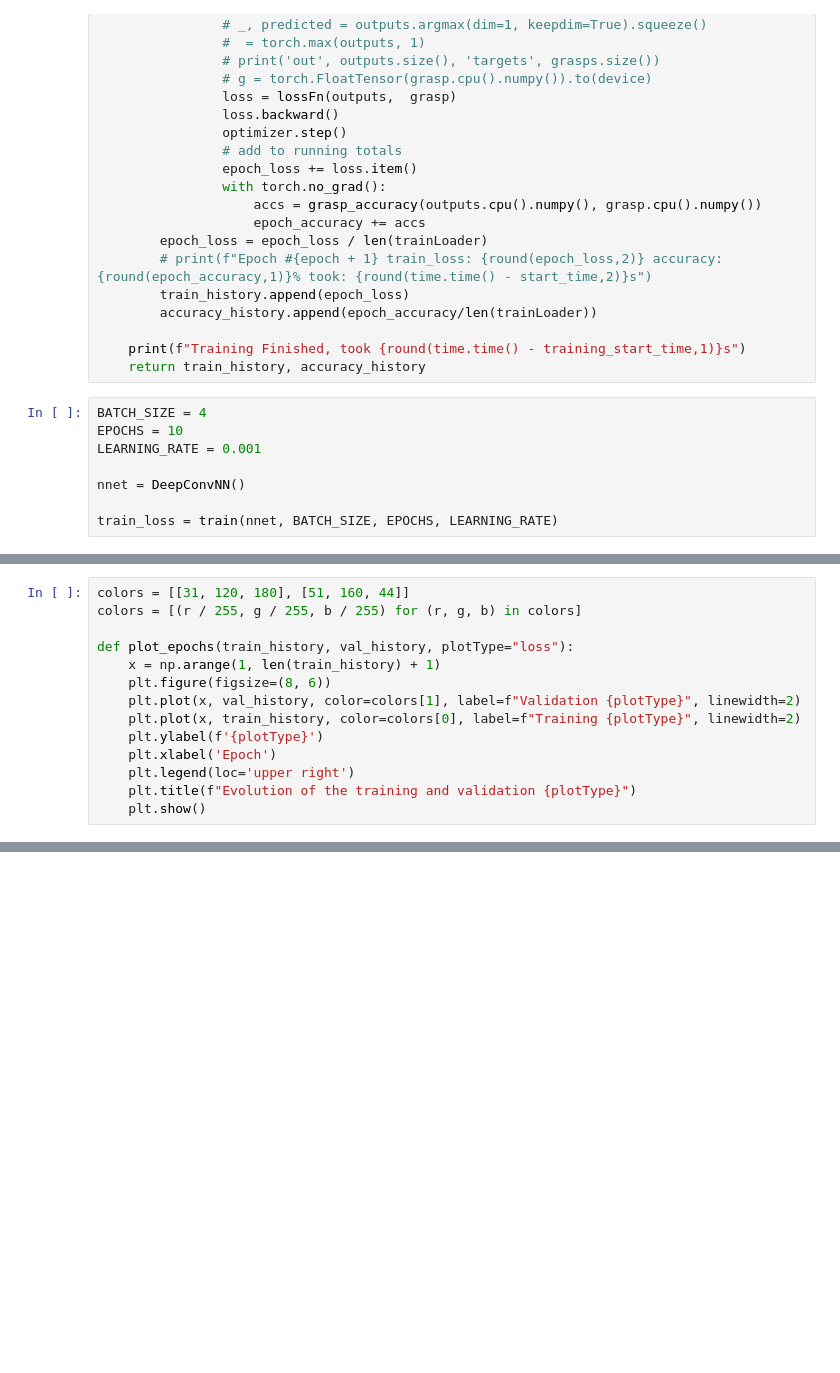
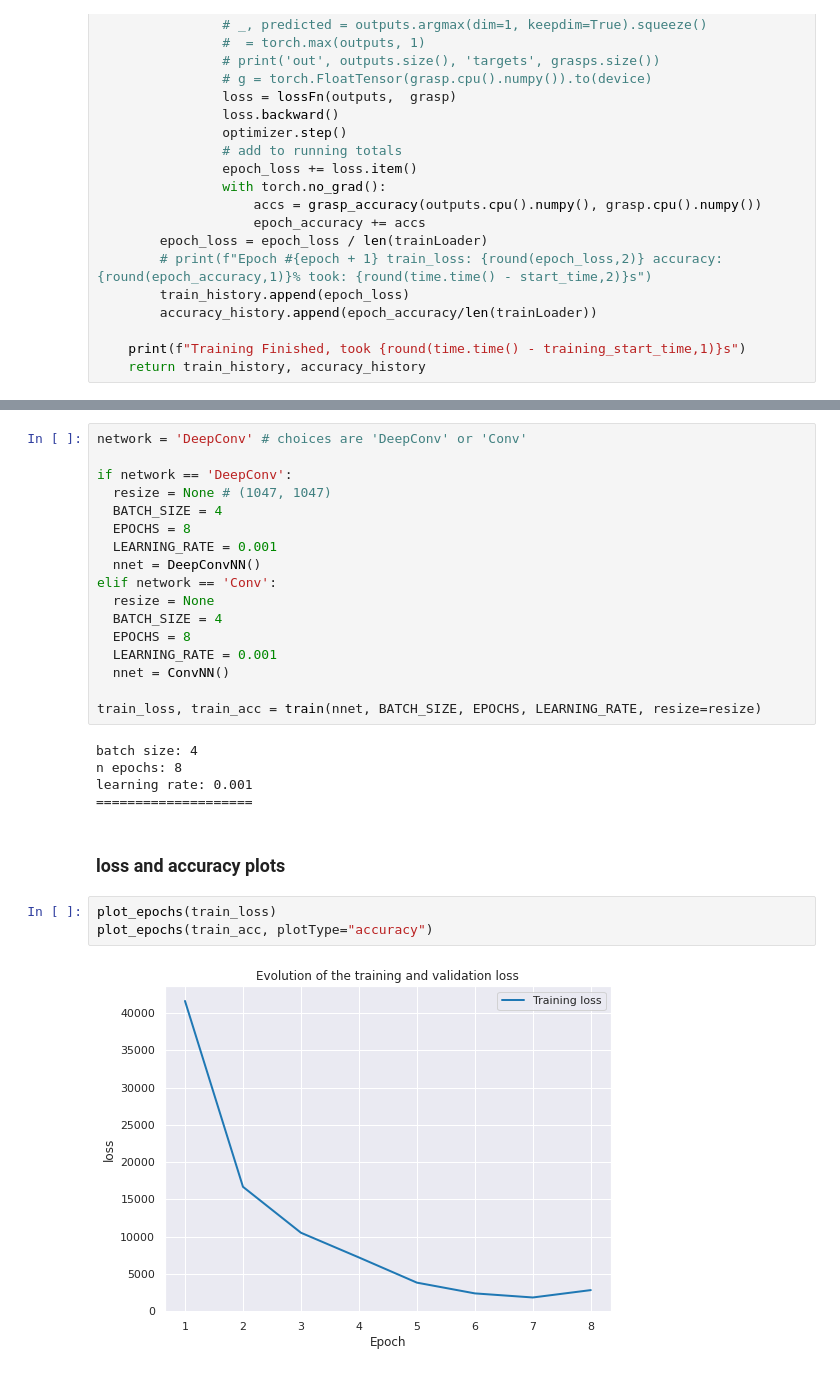
Before and after one commit to MElena14/COMP341, a Jupyter notebook: assignment1.ipynb, the cells around one changed output, grey strips where cells are left out. Drawn from its saved outputs; the diff is of its cells as text; blank space fills up the shorter version.

```diff
--- a/assignment1.ipynb
+++ b/assignment1.ipynb
@@ -269,11 +268,3 @@ def train(model, batch_size, n_epochs, learning_rate, resize=None):
 
     print(f"Training Finished, took {round(time.time() - training_start_time,1)}s")
     return train_history, accuracy_history
-# %%
-BATCH_SIZE = 4
-EPOCHS = 10
-LEARNING_RATE = 0.001
-
-nnet = DeepConvNN()
-
-train_loss = train(nnet, BATCH_SIZE, EPOCHS, LEARNING_RATE)
@@ -286,14 +270,0 @@ Training Finished, took 37.6s
-# %%
-colors = [[31, 120, 180], [51, 160, 44]]
-colors = [(r / 255, g / 255, b / 255) for (r, g, b) in colors]
-
-def plot_epochs(train_history, val_history, plotType="loss"):
-    x = np.arange(1, len(train_history) + 1)
-    plt.figure(figsize=(8, 6))
-    plt.plot(x, val_history, color=colors[1], label=f"Validation {plotType}", linewidth=2)
-    plt.plot(x, train_history, color=colors[0], label=f"Training {plotType}", linewidth=2)
-    plt.ylabel(f'{plotType}')
-    plt.xlabel('Epoch')
-    plt.legend(loc='upper right')
-    plt.title(f"Evolution of the training and validation {plotType}")
-    plt.show()
@@ -303,0 +392,29 @@ plot_epochs(train_loss, train_loss)
+# %%
+network = 'DeepConv' # choices are 'DeepConv' or 'Conv'
+
+if network == 'DeepConv':
+  resize = None # (1047, 1047)
+  BATCH_SIZE = 4
+  EPOCHS = 8
+  LEARNING_RATE = 0.001
+  nnet = DeepConvNN()
+elif network == 'Conv':
+  resize = None
+  BATCH_SIZE = 4
+  EPOCHS = 8
+  LEARNING_RATE = 0.001
+  nnet = ConvNN()
+
+train_loss, train_acc = train(nnet, BATCH_SIZE, EPOCHS, LEARNING_RATE, resize=resize)
+# %% [output]
+batch size: 4
+n epochs: 8
+learning rate: 0.001
+====================
+# %% [markdown]
+### loss and accuracy plots
+# %%
+plot_epochs(train_loss)
+plot_epochs(train_acc, plotType="accuracy")
+# %% [output]
+[figure, added]
```
Also changed, not shown: parts of 27 cells of this notebook, 2 other files.
